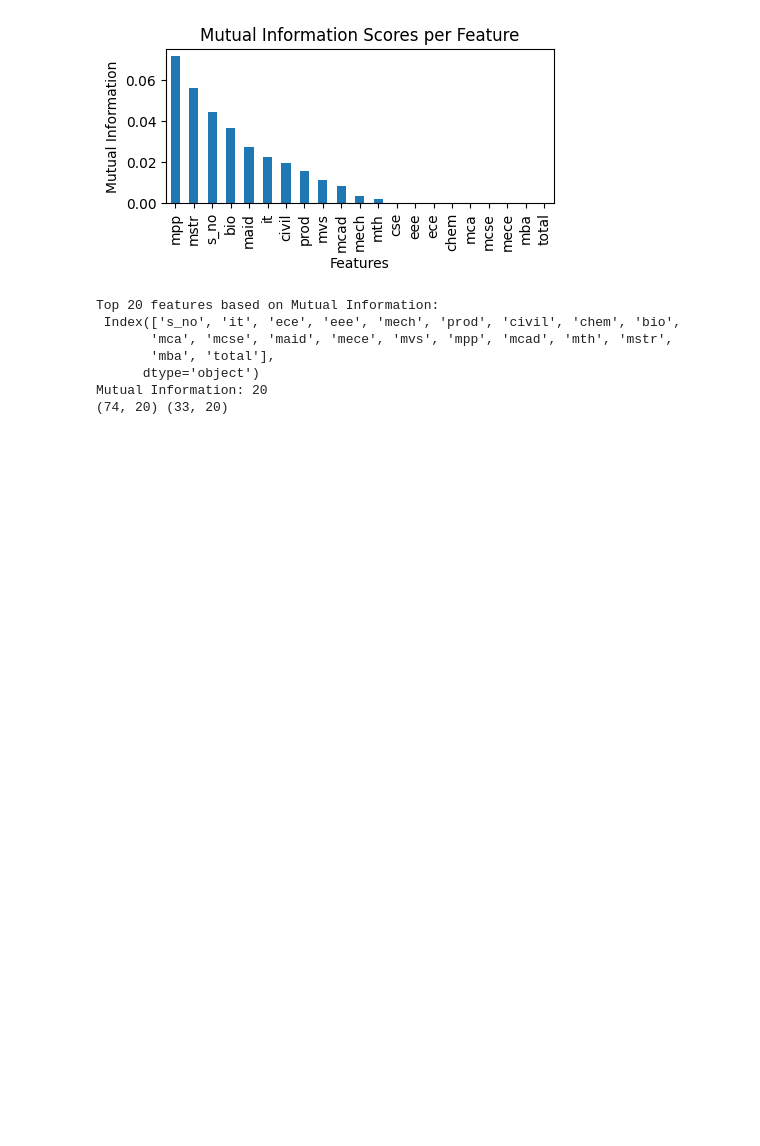
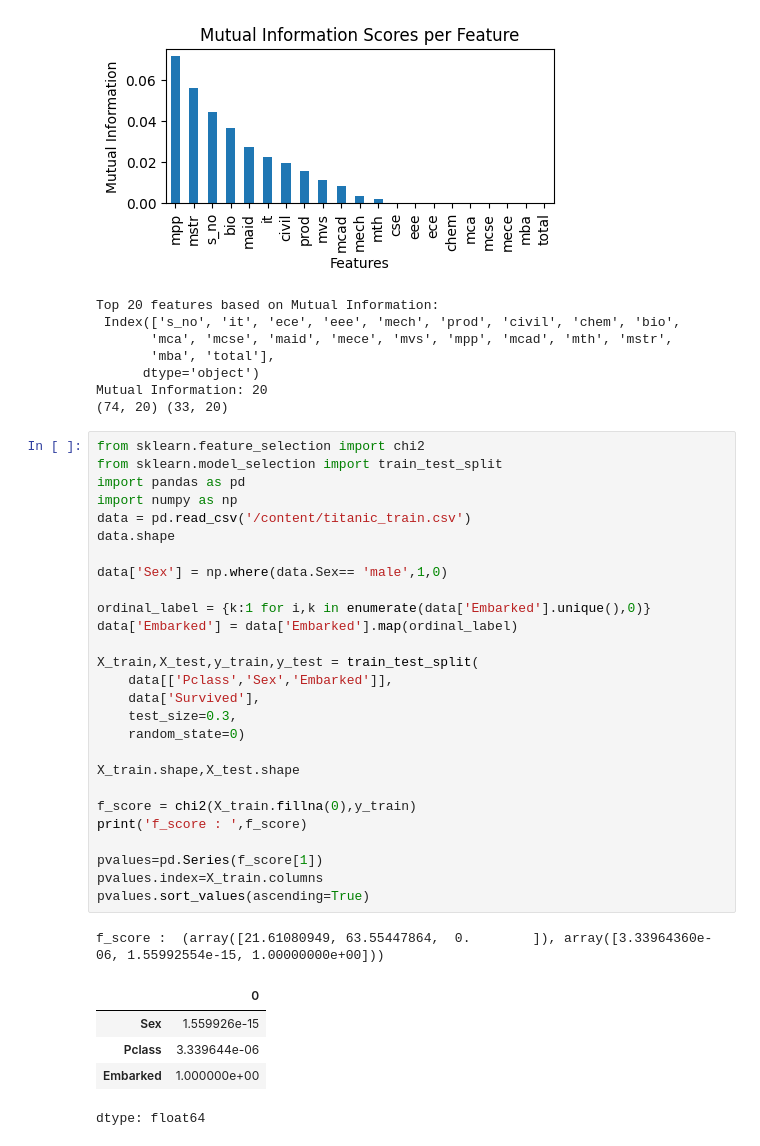
Before and after one commit to shashidhar078/MyPandas, a Jupyter notebook: pandasbasic.ipynb, the cells around one changed output. Drawn from its saved outputs; the diff is of its cells as text; blank space fills up the shorter version.

Commit message:
worked with chi-score on titanic dataset

```diff
--- a/pandasbasic.ipynb
+++ b/pandasbasic.ipynb
@@ -582,3 +582,37 @@ Top 20 features based on Mutual Information:
       dtype='object')
 Mutual Information: 20
 (74, 20) (33, 20)
+# %%
+from sklearn.feature_selection import chi2
+from sklearn.model_selection import train_test_split
+import pandas as pd
+import numpy as np
+data = pd.read_csv('/content/titanic_train.csv')
+data.shape
+
+data['Sex'] = np.where(data.Sex== 'male',1,0)
+
+ordinal_label = {k:1 for i,k in enumerate(data['Embarked'].unique(),0)}
+data['Embarked'] = data['Embarked'].map(ordinal_label)
+
+X_train,X_test,y_train,y_test = train_test_split(
+    data[['Pclass','Sex','Embarked']],
+    data['Survived'],
+    test_size=0.3,
+    random_state=0)
+
+X_train.shape,X_test.shape
+
+f_score = chi2(X_train.fillna(0),y_train)
+print('f_score : ',f_score)
+
+pvalues=pd.Series(f_score[1])
+pvalues.index=X_train.columns
+pvalues.sort_values(ascending=True)
+# %% [output]
+f_score :  (array([21.61080949, 63.55447864,  0.        ]), array([3.33964360e-06, 1.55992554e-15, 1.00000000e+00]))
+|  | 0 |
+| Sex | 1.559926e-15 |
+| Pclass | 3.339644e-06 |
+| Embarked | 1.000000e+00 |
+dtype: float64
```
